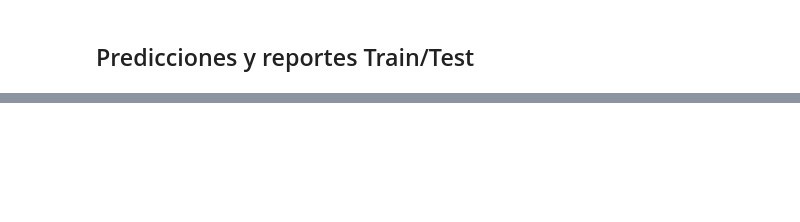
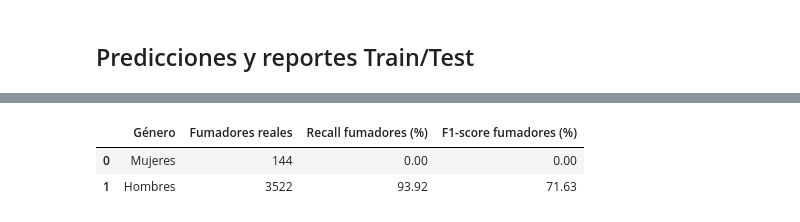
Before and after one commit to nachopedretti/diploup2026-TP2, a Jupyter notebook: notebooks/05_validacion.ipynb, the cells around one changed output, grey strips where cells are left out. Drawn from its saved outputs; the diff is of its cells as text; code cells hidden in the pictures; blank space fills up the shorter version.

```diff
--- a/notebooks/05_validacion.ipynb
+++ b/notebooks/05_validacion.ipynb
@@ -42,0 +320,34 @@ Con la configuración actual se observaron aproximadamente **F1 (fumador) 0,72 e
+# %%
+# Predicciones de la Regresión Logística con umbral 0.55
+pred_test = (
+    modelo_final.predict_proba(X_test)[:, 1] >= 0.55
+).astype(int)
+# %%
+from sklearn.metrics import recall_score, f1_score
+import pandas as pd
+
+# Evaluación del modelo final por género
+resultados_genero = []
+
+for genero, nombre in [(0, "Mujeres"), (1, "Hombres")]:
+    filtro = X_test["gender"] == genero
+
+    y_real = y_test[filtro]
+    y_pred = pred_test[filtro]
+
+    resultados_genero.append({
+        "Género": nombre,
+        "Fumadores reales": (y_real == 1).sum(),
+        "Recall fumadores (%)": round(
+            recall_score(y_real, y_pred, zero_division=0) * 100, 2
+        ),
+        "F1-score fumadores (%)": round(
+            f1_score(y_real, y_pred, zero_division=0) * 100, 2)})
+
+tabla_genero = pd.DataFrame(resultados_genero)
+
+display(tabla_genero)
+# %% [output]
+|  | Género | Fumadores reales | Recall fumadores (%) | F1-score fumadores (%) |
+| 0 | Mujeres | 144 | 0.00 | 0.00 |
+| 1 | Hombres | 3522 | 93.92 | 71.63 |
```
Also changed, not shown: parts of 18 cells of this notebook, 1 other file.
